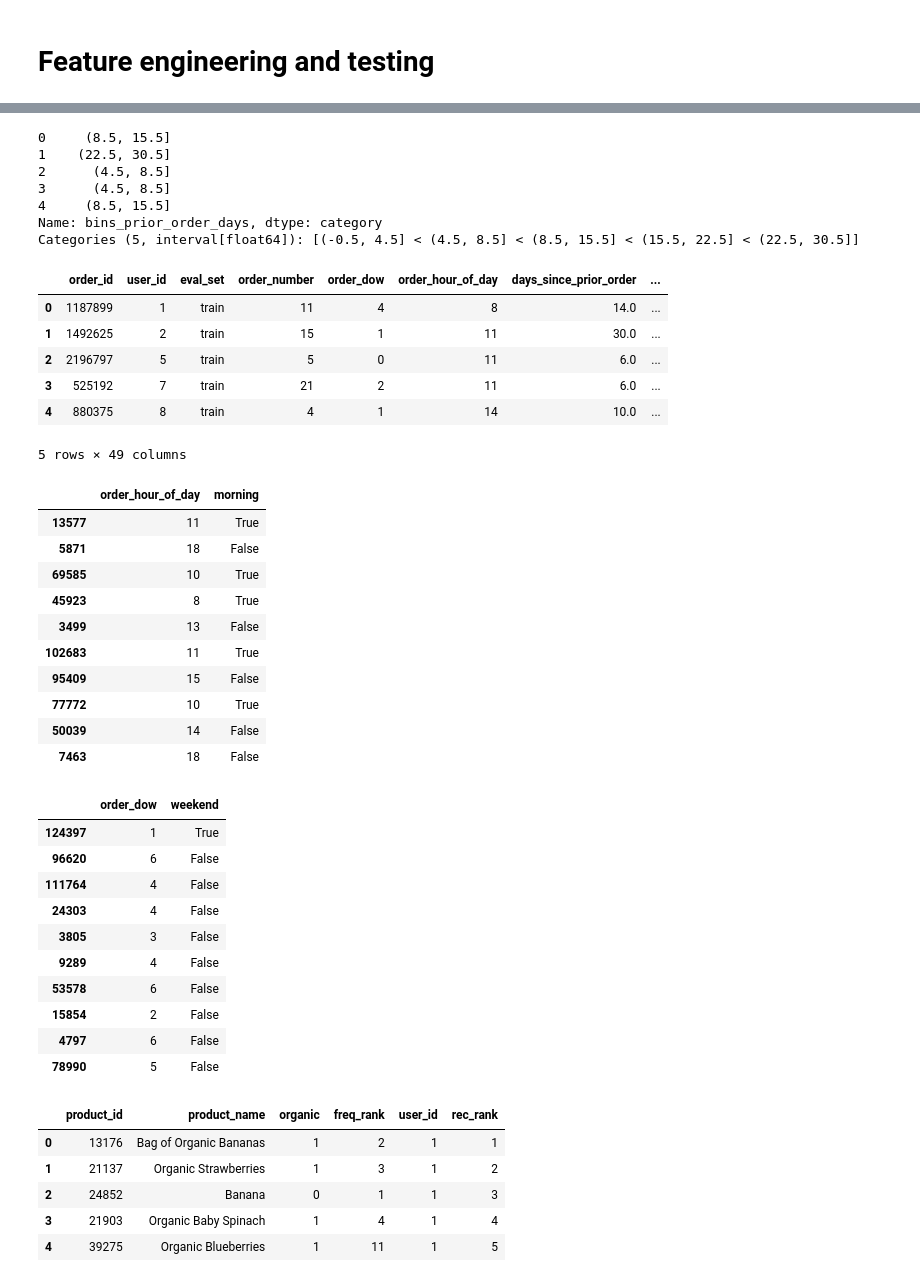
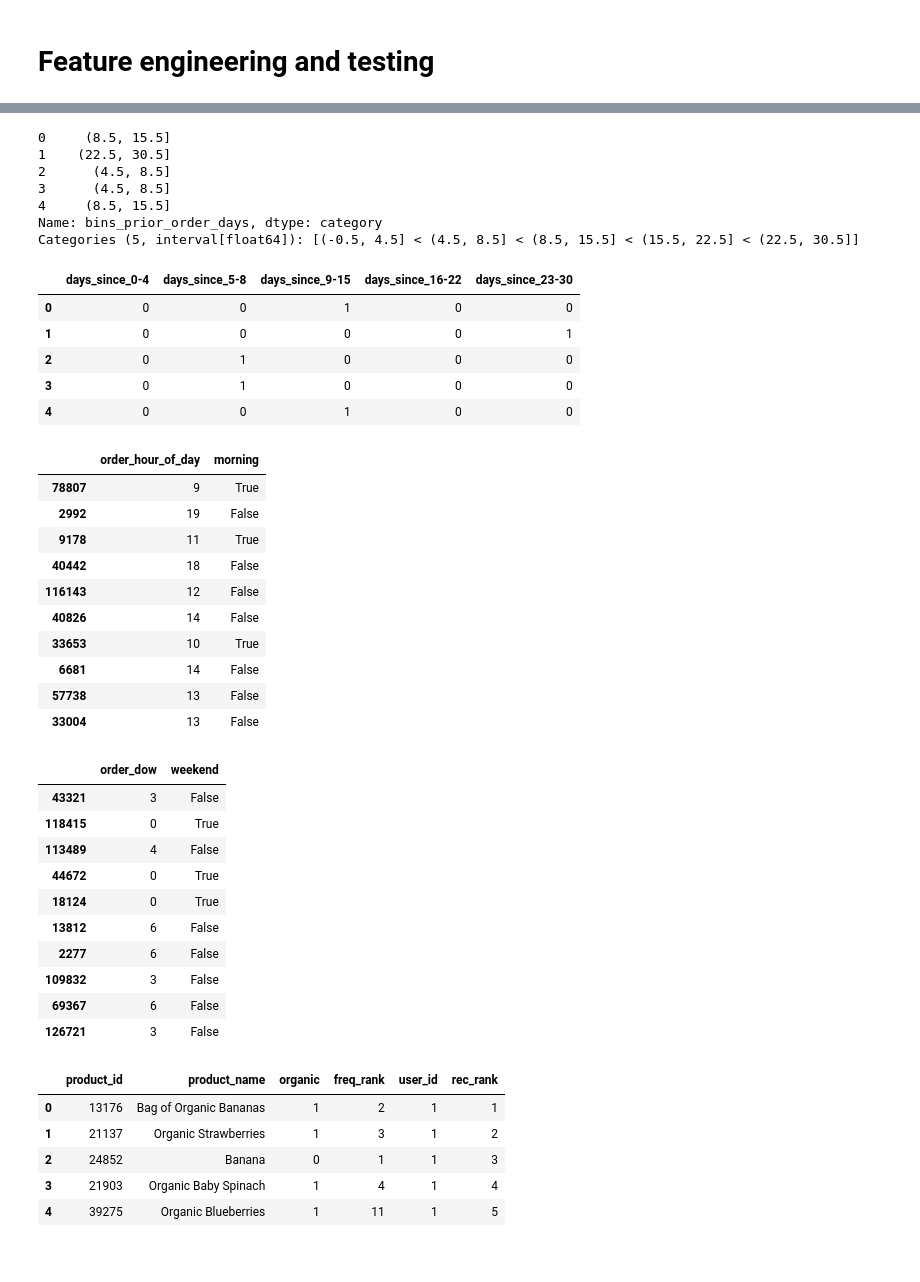
Before and after one commit to jeffcfho/OrganicFoodBuyers, a Jupyter notebook: notebooks/3_Final_Model_Tests_ClassificationTree_vs_LogisticRegression.ipynb, the cells around one changed output, grey strips where cells are left out. Cells and saved outputs as stored; diff of their text form; code cells hidden in the pictures.

```diff
--- a/notebooks/3_Final_Model_Output_ClassificationTree_vs_LogisticRegression.ipynb
+++ b/notebooks/3_Final_Model_Tests_ClassificationTree_vs_LogisticRegression.ipynb
@@ -13,24 +33,23 @@ import pydotplus
 # %%
 # Bring in modeling dataframe with users and features representing past purchases by dept
-df = pd.read_csv('modeling_dfs/users_order_by_prev_dept.csv')
+df = pd.read_csv('../modeling_dfs/users_order_by_prev_dept.csv')
 df.drop(['Unnamed: 0'],axis=1,inplace=True)
 
 #join a dataframe with info on organic_produce specifically
-df_org_produce = pd.read_csv('modeling_dfs/users_order_by_prev_org.csv')
+df_org_produce = pd.read_csv('../modeling_dfs/users_order_by_prev_org.csv')
 df_org_produce.drop(['Unnamed: 0'],axis=1,inplace=True)
 df = df.merge(df_org_produce[['order_id','organic_produce','any_organic_produce',
                               'organic_non_produce','any_organic_non_produce',
                               'organic_produce_prev','any_organic_produce_prev']],on='order_id')
+print('Sanity check to make sure join worked:')
 display(df[['organic','organic_produce']].sample(10)) #sanity check for join because any_organic_produce should always be less
 
 #join a dataframe with historical produce buying
-df_hist_org = pd.read_csv('modeling_dfs/users_hist_org.csv')
+df_hist_org = pd.read_csv('../modeling_dfs/users_hist_org.csv')
 df_hist_org=df_hist_org.rename(columns = {'organic':'hist_organic','organic_produce':'hist_organic_produce'})
 df_hist_org['any_hist_organic'] = df_hist_org['hist_organic']>0
 df_hist_org['any_hist_organic_produce'] = df_hist_org['hist_organic_produce']>0
 df_hist_org.sample(20)
 
 df = df.merge(df_hist_org,on='user_id')
-display(df.head(5))
-display(len(df))
 # %% [output]
@@ -58,27 +90,26 @@ display(len(df))
 # %%
-# bin continuous variable column "days since prior order" into a categorical variable
+# Bin continuous variable column "days since prior order" into a categorical variable
 df['bins_prior_order_days'] = pd.cut(df['days_since_prior_order'],bins=[-0.5,4.5,8.5,15.5,22.5,30.5])
 display(df['bins_prior_order_days'].head())
 df[['days_since_0-4','days_since_5-8','days_since_9-15','days_since_16-22','days_since_23-30']] = \
     pd.get_dummies(df['bins_prior_order_days'])
-display(df.head())
+display(df[['days_since_0-4','days_since_5-8','days_since_9-15','days_since_16-22','days_since_23-30']].head())
 # %% [output]
 0     (8.5, 15.5]
 1    (22.5, 30.5]
 2      (4.5, 8.5]
 3      (4.5, 8.5]
 4     (8.5, 15.5]
 Name: bins_prior_order_days, dtype: category
 Categories (5, interval[float64]): [(-0.5, 4.5] < (4.5, 8.5] < (8.5, 15.5] < (15.5, 22.5] < (22.5, 30.5]]
-|  | order_id | user_id | eval_set | order_number | order_dow | order_hour_of_day | days_since_prior_order | ... |
-| 0 | 1187899 | 1 | train | 11 | 4 | 8 | 14.0 | ... |
-| 1 | 1492625 | 2 | train | 15 | 1 | 11 | 30.0 | ... |
-| 2 | 2196797 | 5 | train | 5 | 0 | 11 | 6.0 | ... |
-| 3 | 525192 | 7 | train | 21 | 2 | 11 | 6.0 | ... |
-| 4 | 880375 | 8 | train | 4 | 1 | 14 | 10.0 | ... |
+|  | days_since_0-4 | days_since_5-8 | days_since_9-15 | days_since_16-22 | days_since_23-30 |
+| 0 | 0 | 0 | 1 | 0 | 0 |
+| 1 | 0 | 0 | 0 | 0 | 1 |
+| 2 | 0 | 1 | 0 | 0 | 0 |
+| 3 | 0 | 1 | 0 | 0 | 0 |
+| 4 | 0 | 0 | 1 | 0 | 0 |
-5 rows × 49 columns
 # %%
-#transform order characteristics into more interpretable features based on shopping tendencies
+# Transform order characteristics into more interpretable features based on shopping tendencies
 df['morning'] = df['order_hour_of_day'].apply(lambda x: True if ((x>=4) & (x<12)) else False)
 display(df[['order_hour_of_day','morning']].sample(10)) #check behaving as expected.
 
@@ -88,27 +119,27 @@ display(df[['order_dow','weekend']].sample(10)) #check behaving as expected.
 df['num_past_orders'] = df['order_number']-1
 # %% [output]
 |  | order_hour_of_day | morning |
-| 13577 | 11 | True |
-| 5871 | 18 | False |
-| 69585 | 10 | True |
-| 45923 | 8 | True |
-| 3499 | 13 | False |
-| 102683 | 11 | True |
-| 95409 | 15 | False |
-| 77772 | 10 | True |
-| 50039 | 14 | False |
-| 7463 | 18 | False |
+| 78807 | 9 | True |
+| 2992 | 19 | False |
+| 9178 | 11 | True |
+| 40442 | 18 | False |
+| 116143 | 12 | False |
+| 40826 | 14 | False |
+| 33653 | 10 | True |
+| 6681 | 14 | False |
+| 57738 | 13 | False |
+| 33004 | 13 | False |
 |  | order_dow | weekend |
-| 124397 | 1 | True |
-| 96620 | 6 | False |
-| 111764 | 4 | False |
-| 24303 | 4 | False |
-| 3805 | 3 | False |
-| 9289 | 4 | False |
-| 53578 | 6 | False |
-| 15854 | 2 | False |
-| 4797 | 6 | False |
-| 78990 | 5 | False |
+| 43321 | 3 | False |
+| 118415 | 0 | True |
+| 113489 | 4 | False |
+| 44672 | 0 | True |
+| 18124 | 0 | True |
+| 13812 | 6 | False |
+| 2277 | 6 | False |
+| 109832 | 3 | False |
+| 69367 | 6 | False |
+| 126721 | 3 | False |
 # %%
 # import recommendation data to calculate the percent organic items in the top 20 recommendations for each user
 
```
Also changed, not shown: parts of 26 cells of this notebook, 1 other file.
